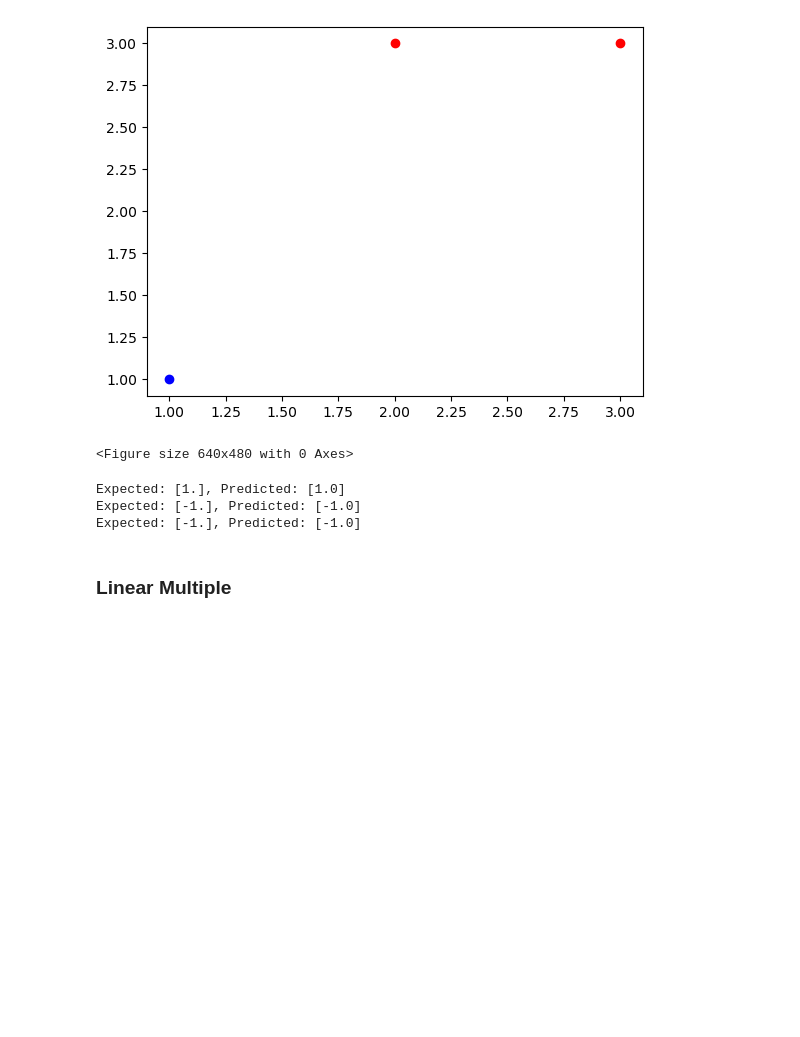
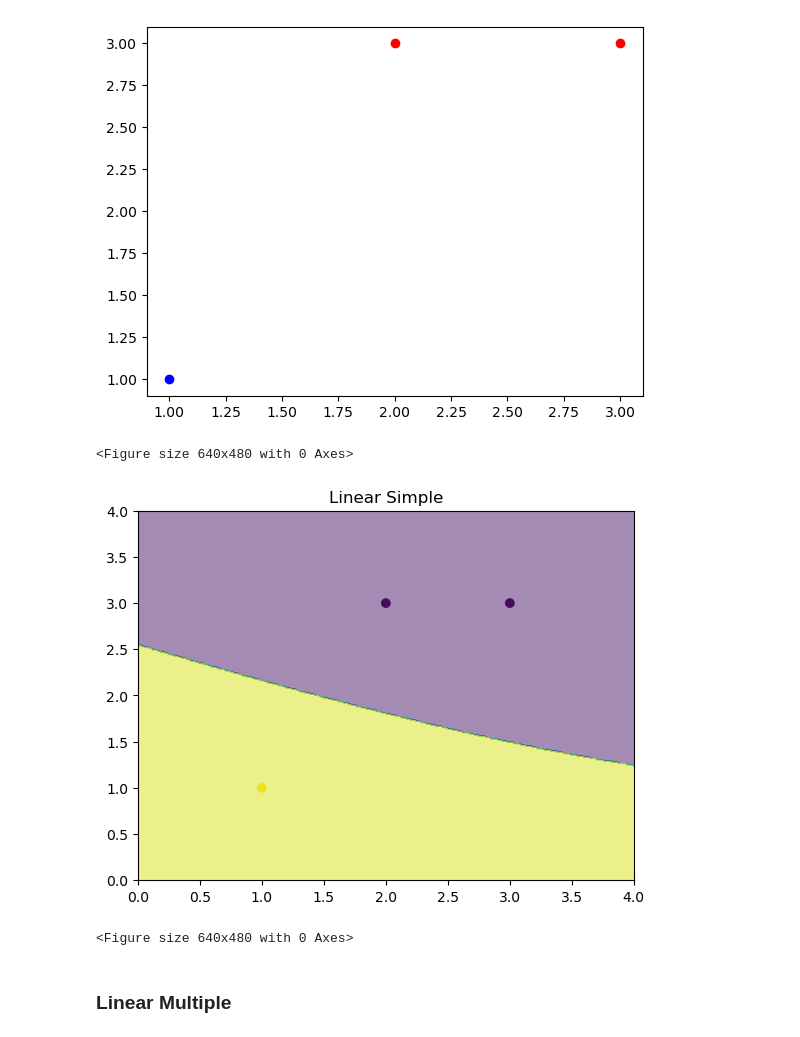
Before and after one commit to alia-team/ai, a Jupyter notebook: python/naive_rbf.ipynb, the cells around one changed output. Cells and saved outputs as stored; diff of their text form; code cells hidden in the pictures; blank space fills up the shorter version.

Commit message:
Add filled background plots to some classification tasks for RBFs

```diff
--- a/python/naive_rbf.ipynb
+++ b/python/naive_rbf.ipynb
@@ -33,7 +33,7 @@ plt.clf()
 input_neurons_count: int = 2
 output_neurons_count: int = 1
 activation: str = "sign"
-naive_rbf: NaiveRBF = NaiveRBF(
+model: NaiveRBF = NaiveRBF(
     input_neurons_count,
     output_neurons_count,
     activation,
@@ -42,15 +42,20 @@ naive_rbf: NaiveRBF = NaiveRBF(
 )
 # %%
 gamma: float = 0.1
-naive_rbf.fit(gamma)
+model.fit(gamma)
 # %%
-for i, input in enumerate(training_dataset):
-    output: list[float] = naive_rbf.predict(input)
-    print(f"Expected: {labels[i]}, Predicted: {output}")
+plt.scatter([p[0] for p in training_dataset], [p[1] for p in training_dataset], c=[l[0] for l in labels])
+x = np.linspace(0, 4, 300)
+y = np.linspace(0, 4, 300)
+X, Y = np.meshgrid(x, y)
+Z = np.array([[1 if model.predict([x, y])[0]>0 else -1 for x in x] for y in y])
+plt.contourf(X, Y, Z, alpha=0.5)
+plt.title('Linear Simple')
+plt.show()
+plt.clf()
 # %% [output]
+[figure, added]
-Expected: [1.], Predicted: [1.0]
-Expected: [-1.], Predicted: [-1.0]
-Expected: [-1.], Predicted: [-1.0]
+<Figure size 640x480 with 0 Axes>
 # %% [markdown]
 ### Linear Multiple
 # %%
```
Also changed, not shown: parts of 34 cells of this notebook, 2 other files.
